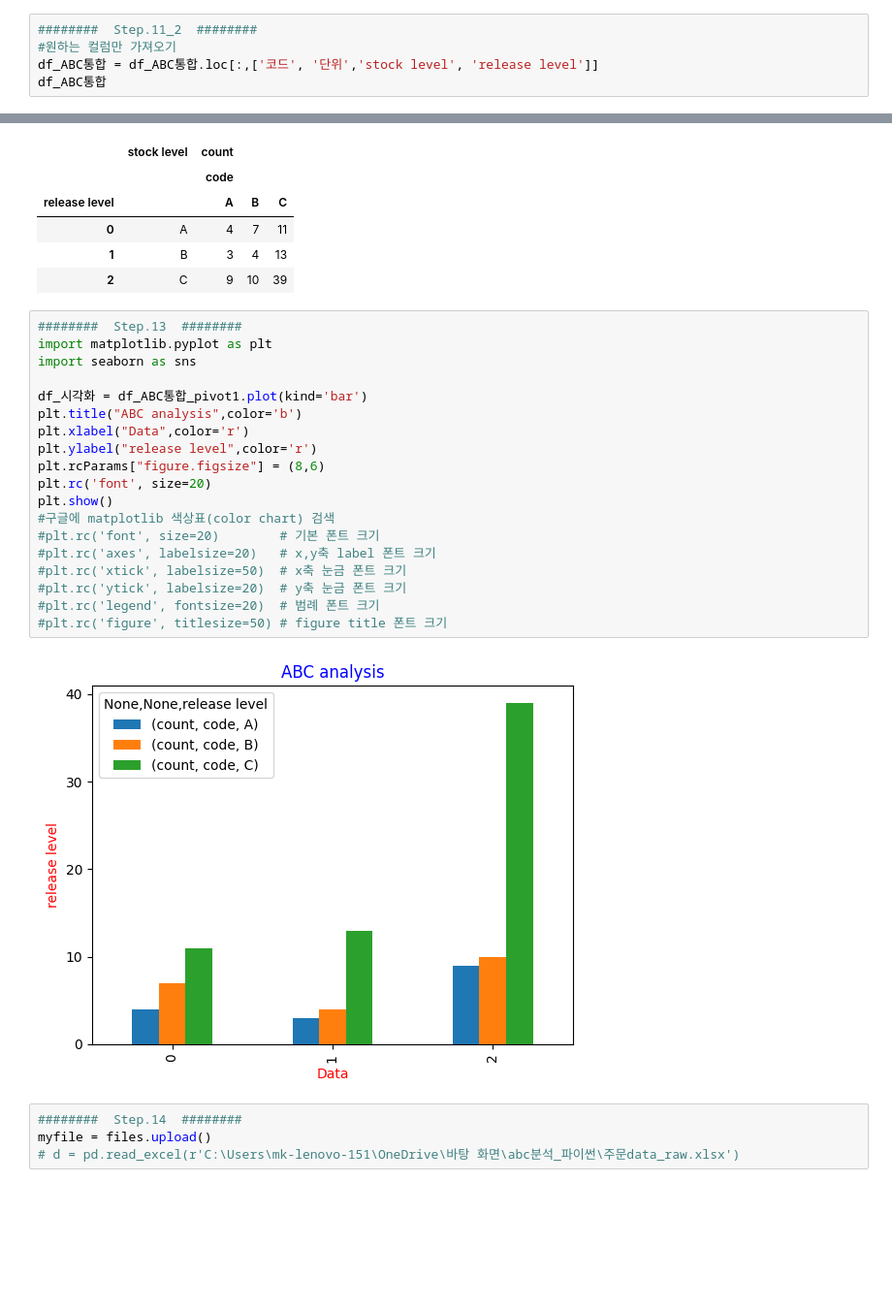
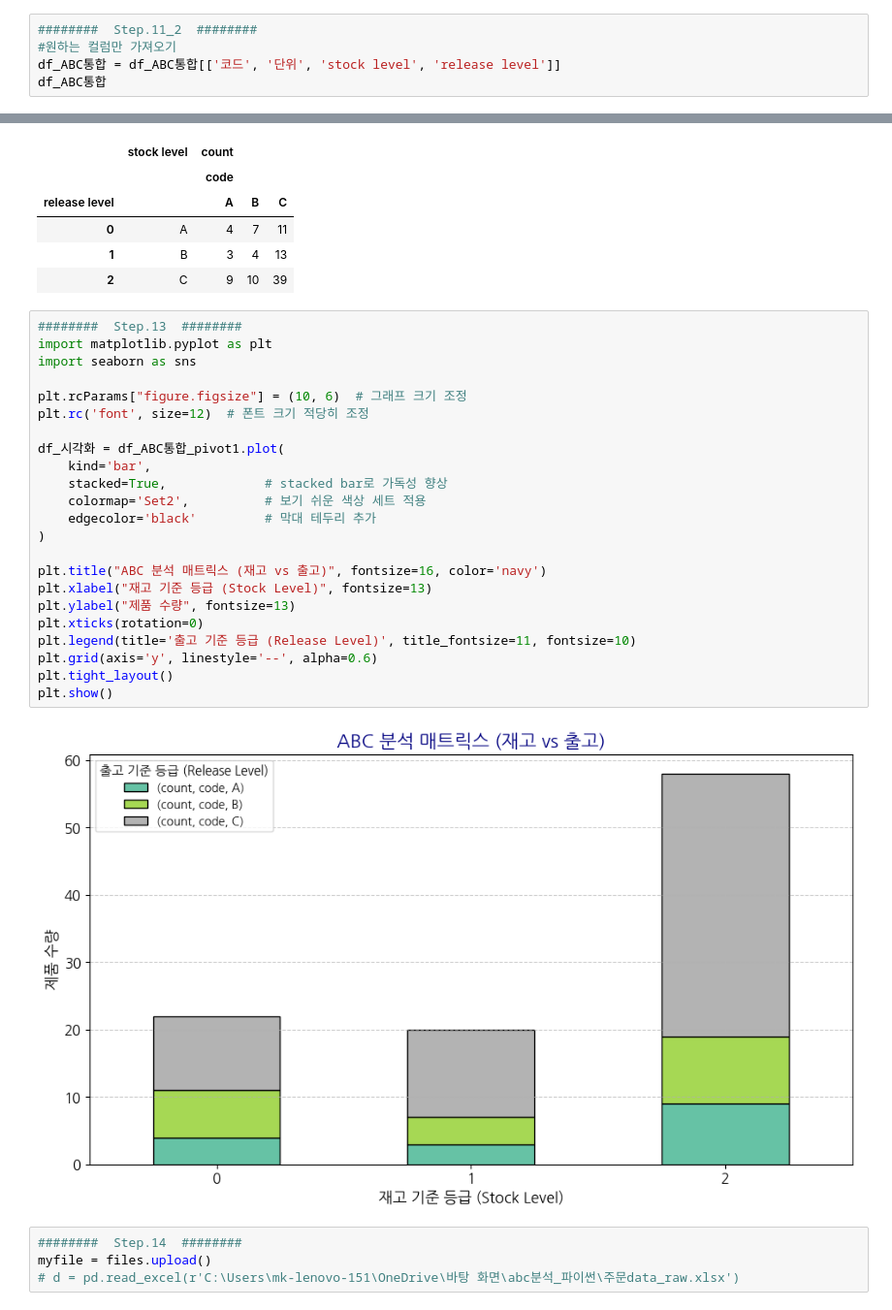
Before and after one commit to boyu571/2025KPC, a Jupyter notebook: 강의자료/2주차/session4_물동량분석EDA실습_ABC분석.ipynb, the cells around one changed output, grey strips where cells are left out. Shown at 97% size. Cells and saved outputs as stored; diff of their text form; blank space fills up the shorter version.

```diff
--- a/강의자료/2주차/session4_물동량분석EDA실습_ABC분석.ipynb
+++ b/강의자료/2주차/session4_물동량분석EDA실습_ABC분석.ipynb
@@ -223,7 +227,7 @@ Index(['순번', '코드', '단위', '일평균 재고수량', '비율', '누계
 # %%
 ########  Step.11_2  ########
 #원하는 컬럼만 가져오기
-df_ABC통합 = df_ABC통합.loc[:,['코드', '단위','stock level', 'release level']]
+df_ABC통합 = df_ABC통합[['코드', '단위', 'stock level', 'release level']]
 df_ABC통합
 # %% [output]
 |  | 코드 | 단위 | stock level | release level |
@@ -258,27 +262,31 @@ df_ABC통합_pivot1
 | 0 | A | 4 | 7 | 11 |
 | 1 | B | 3 | 4 | 13 |
 | 2 | C | 9 | 10 | 39 |
-# %%
-########  Step.13  ########
-import matplotlib.pyplot as plt
-import seaborn as sns
-
-df_시각화 = df_ABC통합_pivot1.plot(kind='bar')
-plt.title("ABC analysis",color='b')
-plt.xlabel("Data",color='r')
-plt.ylabel("release level",color='r')
-plt.rcParams["figure.figsize"] = (8,6)
-plt.rc('font', size=20)
-plt.show()
-#구글에 matplotlib 색상표(color chart) 검색
-#plt.rc('font', size=20)        # 기본 폰트 크기
-#plt.rc('axes', labelsize=20)   # x,y축 label 폰트 크기
-#plt.rc('xtick', labelsize=50)  # x축 눈금 폰트 크기
-#plt.rc('ytick', labelsize=20)  # y축 눈금 폰트 크기
-#plt.rc('legend', fontsize=20)  # 범례 폰트 크기
-#plt.rc('figure', titlesize=50) # figure title 폰트 크기
-# %% [output]
-[figure, removed]
+# %%
+########  Step.13  ########
+import matplotlib.pyplot as plt
+import seaborn as sns
+
+plt.rcParams["figure.figsize"] = (10, 6)  # 그래프 크기 조정
+plt.rc('font', size=12)  # 폰트 크기 적당히 조정
+
+df_시각화 = df_ABC통합_pivot1.plot(
+    kind='bar',
+    stacked=True,             # stacked bar로 가독성 향상
+    colormap='Set2',          # 보기 쉬운 색상 세트 적용
+    edgecolor='black'         # 막대 테두리 추가
+)
+
+plt.title("ABC 분석 매트릭스 (재고 vs 출고)", fontsize=16, color='navy')
+plt.xlabel("재고 기준 등급 (Stock Level)", fontsize=13)
+plt.ylabel("제품 수량", fontsize=13)
+plt.xticks(rotation=0)
+plt.legend(title='출고 기준 등급 (Release Level)', title_fontsize=11, fontsize=10)
+plt.grid(axis='y', linestyle='--', alpha=0.6)
+plt.tight_layout()
+plt.show()
+# %% [output]
+[figure, added]
 # %%
 ########  Step.14  ########
 myfile = files.upload()
```
Also changed, not shown: parts of 4 cells of this notebook, 3 other files.
